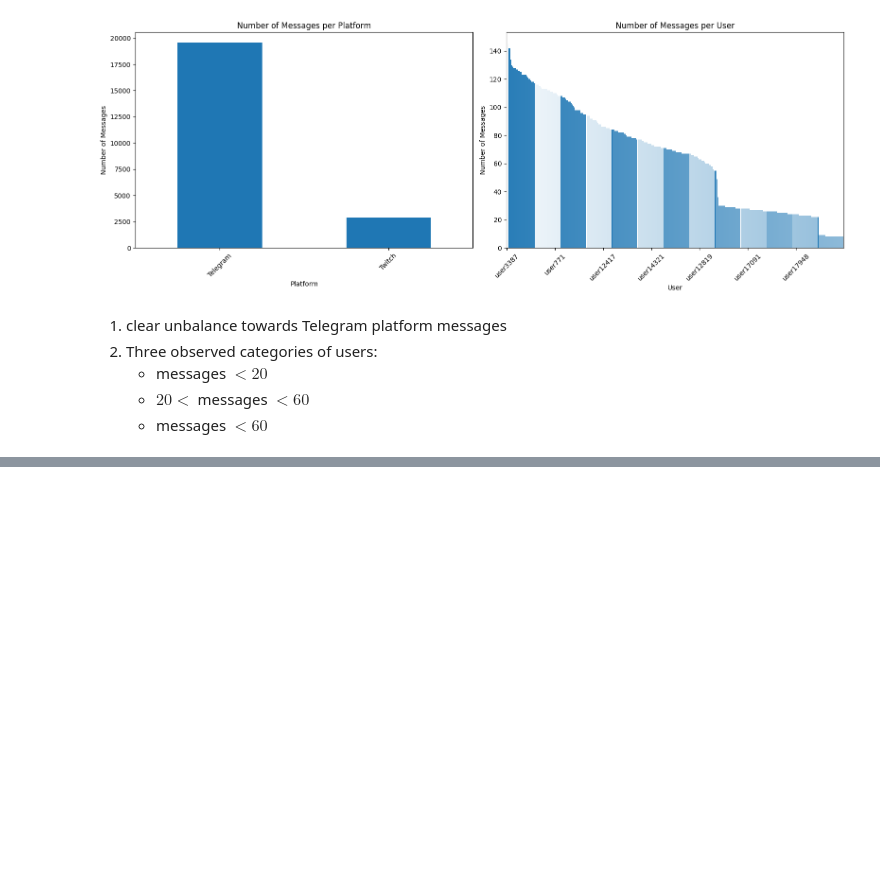
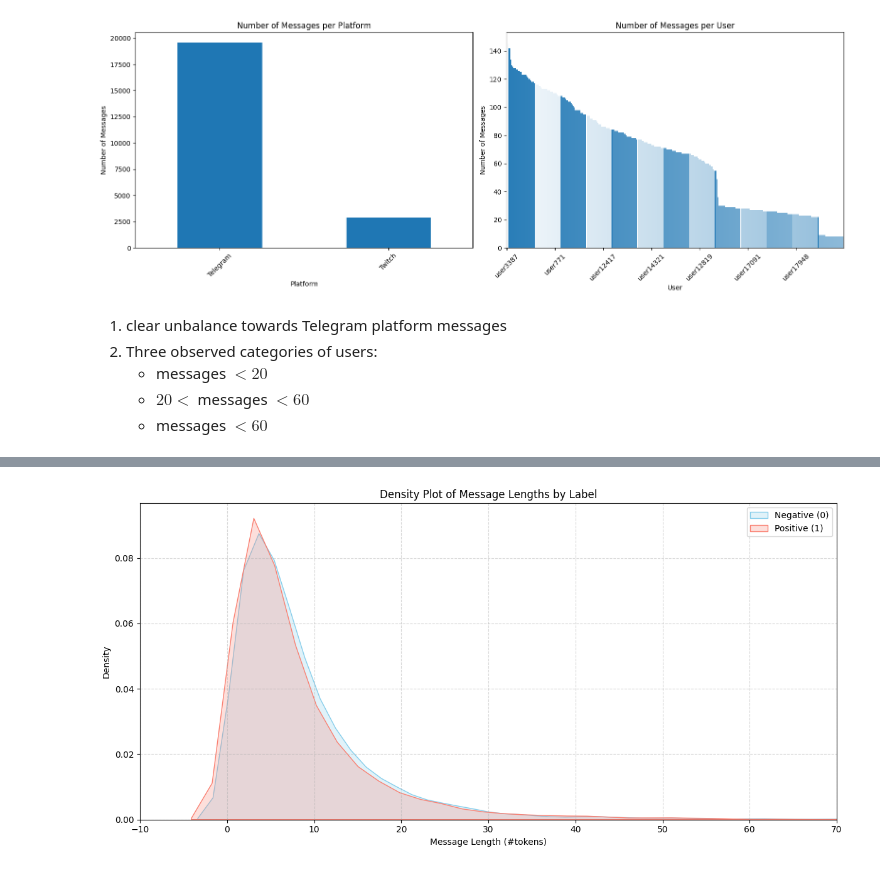
Before and after one commit to MaximoRdz/NLP-MENTALRISK-IBERLEF-2025, a Jupyter notebook: DatasetDescription.ipynb, the cells around one changed output, grey strips where cells are left out. Saved outputs shown, nothing was run; the diff lists cells and outputs as text; code cells hidden in the pictures; blank space fills up the shorter version.

```diff
--- a/DatasetDescription.ipynb
+++ b/DatasetDescription.ipynb
@@ -169,0 +254,28 @@ TODO:
+# %%
+df = merged_df.copy()
+df.head()
+
+# Calculate message lengths
+df['message_length'] = df['message'].str.split().str.len()
+
+# Separate data by label
+df_0 = df[df['label'] == 0]
+df_1 = df[df['label'] == 1]
+
+
+# Plot the distributions
+plt.figure(figsize=(12, 6))
+color_0 = 'skyblue'
+color_1 = 'salmon'
+sns.kdeplot(df_0['message_length'], fill=True, label='Negative (0)', common_norm=False, color=color_0)#, clip_on=True, clip=(0, None))
+sns.kdeplot(df_1['message_length'], fill=True, label='Positive (1)', common_norm=False, color=color_1)#, clip_on=True, clip=(0, None))
+plt.xlabel('Message Length (#tokens)')
+plt.ylabel('Density')
+plt.title('Density Plot of Message Lengths by Label')
+plt.legend()  # Display legend
+plt.grid(True, linestyle='--', alpha=0.5)
+plt.tight_layout()
+plt.xlim(-10, 70)
+plt.show()
+# %% [output]
+[figure, added]
```
Also changed, not shown: parts of 29 cells of this notebook, 1 other file.
